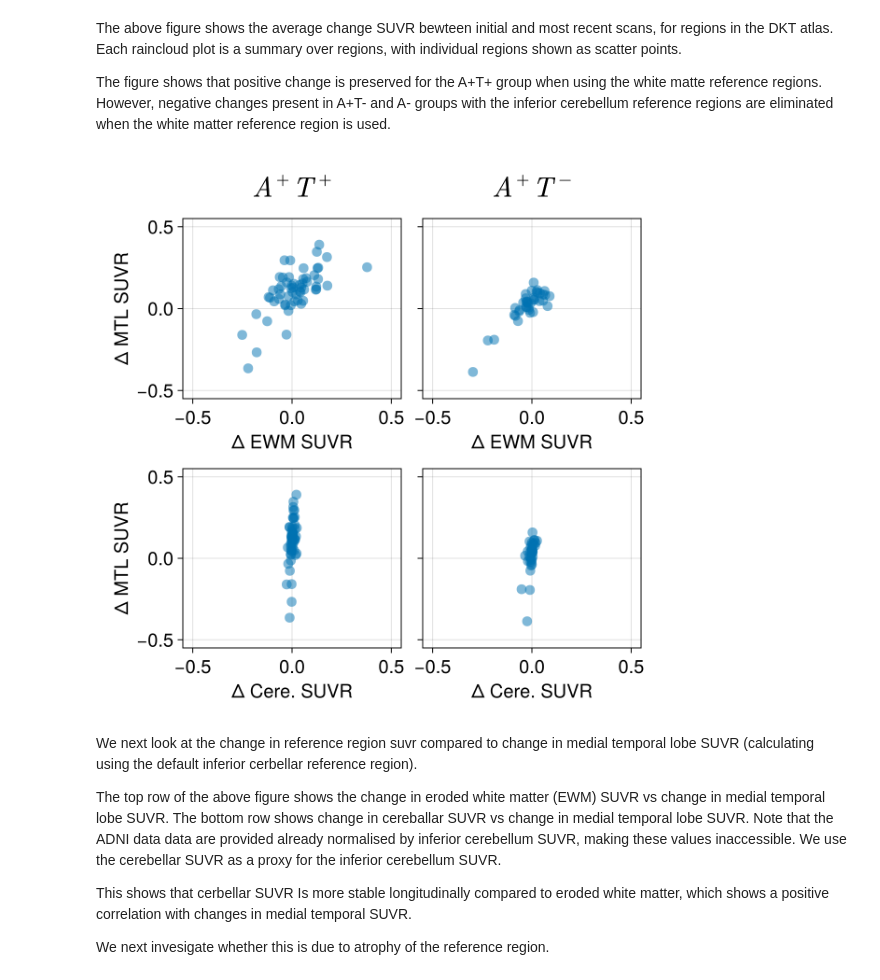
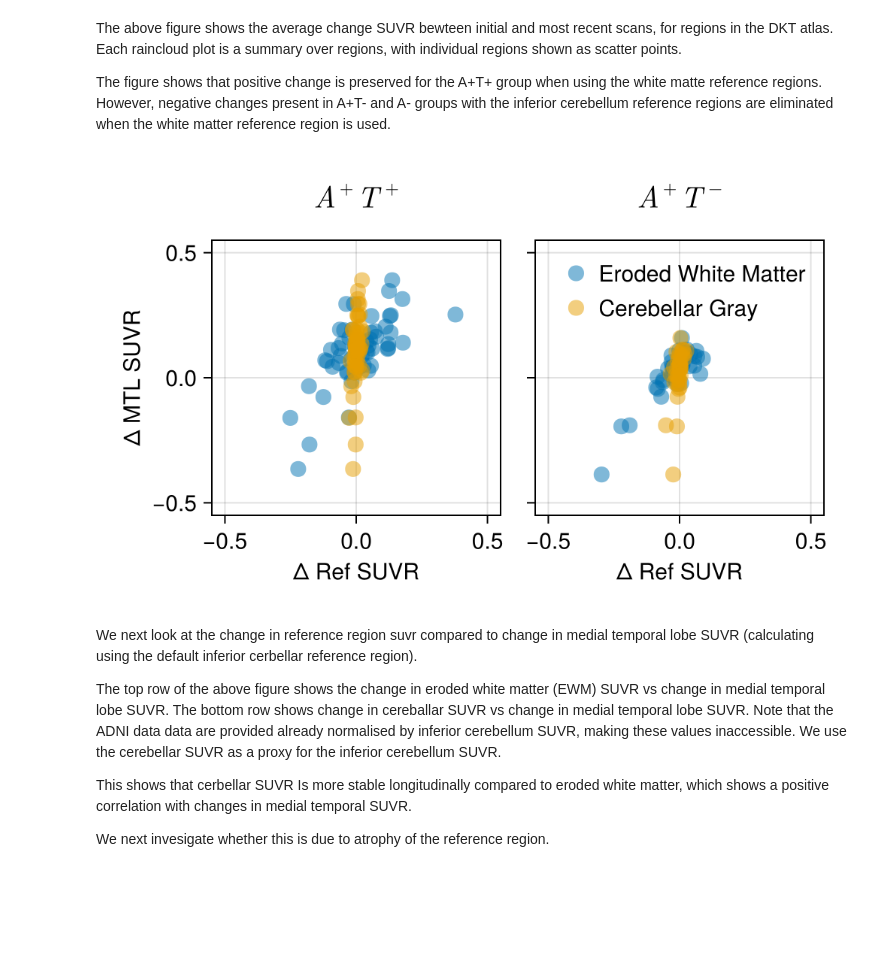
Before and after one commit to PavanChaggar/local-fkpp, a Jupyter notebook: adni/inference/analysis/notebooks/reference_region_analysis.ipynb, the cells around one changed output. Drawn from its saved outputs; the diff is of its cells as text; code cells hidden in the pictures; blank space fills up the shorter version.

```diff
--- a/adni/inference/analysis/notebooks/reference_region_analysis.ipynb
+++ b/adni/inference/analysis/notebooks/reference_region_analysis.ipynb
@@ -168,57 +170,62 @@ The above figure shows the average change SUVR bewteen initial and most recent s
 The figure shows that positive change is preserved for the A+T+ group when using the white matte reference regions. However, negative changes present in A+T- and A- groups with the inferior cerebellum reference regions are eliminated when the white matter reference region is used.
 # %%
 begin
-    f = Figure(size=(600, 600), fontsize=20)
+    f = Figure(size=(500, 300), fontsize=15)
 
     # change white matter reference region SUVR vs
     # change in MTL SUVR with infererior cerbeellum reference region
     # for A+T+
-    ax = Axis(f[1,1], xlabel="Δ EWM SUVR", ylabel="Δ MTL SUVR", xticks=-0.5:0.5:0.5, yticks=-0.5:0.5:0.5)
-    Label(f[0,1], L"A^+T^+", tellwidth=false, fontsize=30)
+    ax = Axis(f[1,1], xlabel="Δ Ref SUVR", ylabel="Δ MTL SUVR", xticks=-0.5:0.5:0.5, yticks=-0.5:0.5:0.5)
+    Label(f[0,1], L"A^+T^+", tellwidth=false, fontsize=20)
     xlims!(ax, -0.55, 0.55); ylims!(ax, -0.55, 0.55)
     for (wm, ic) in zip(wm_data[ic_tau_pos_idx], ic_data[ic_tau_pos_idx])
         scatter!(get_diff(get_ref_suvr(wm)), get_diff(vec(mean(calc_suvr(ic)[mtl,:], dims=1))), markersize=15, color=(cols[1], 0.5))
     end
+    for (cg, ic) in zip(ic_data_with_wm[ic_tau_pos_idx], ic_data[ic_tau_pos_idx])
+        scatter!(get_diff(calc_suvr(cg)[end,:]), get_diff(vec(mean(calc_suvr(ic)[mtl,:], dims=1))), markersize=15, color=(cols[2], 0.5))
+    end
     # change white matter reference region SUVR vs
     # change in MTL SUVR with infererior cerbeellum reference region
     # for A+T-
-    ax = Axis(f[1,2], xlabel="Δ EWM SUVR", ylabel="Δ MTL SUVR",  xticks=-0.5:0.5:0.5, yticks=-0.5:0.5:0.5)
-    Label(f[0,2], L"A^+T^-", tellwidth=false, fontsize=30)
+    ax = Axis(f[1,2], xlabel="Δ Ref SUVR", ylabel="Δ MTL SUVR",  xticks=-0.5:0.5:0.5, yticks=-0.5:0.5:0.5)
+    Label(f[0,2], L"A^+T^-", tellwidth=false, fontsize=20)
     xlims!(ax, -0.55, 0.55); ylims!(ax, -0.55, 0.55)
     hideydecorations!(ax, ticks=false, grid=false)
     for (wm, ic) in zip(wm_data[ic_tau_neg_idx], ic_data[ic_tau_neg_idx])
-        scatter!(get_diff(get_ref_suvr(wm)), get_diff(vec(mean(calc_suvr(ic)[mtl,:], dims=1))), markersize=15, color=(cols[1], 0.5))
+        scatter!(get_diff(get_ref_suvr(wm)), get_diff(vec(mean(calc_suvr(ic)[mtl,:], dims=1))), markersize=15, color=(cols[1], 0.5), label="Eroded White Matter")
     end
+    for (cg, ic) in zip(ic_data_with_wm[ic_tau_neg_idx], ic_data[ic_tau_neg_idx])
+        scatter!(get_diff(calc_suvr(cg)[end,:]), get_diff(vec(mean(calc_suvr(ic)[mtl,:], dims=1))), markersize=15, color=(cols[2], 0.5), label="Cerebellar Gray")
+    end
+    axislegend(ax, unique=:true, merge=:true, labelsize=15, framevisible=false)
 
     # change in cerebellum cortex SUVR vs
     # change in MTL SUVR with infererior cerbeellum reference region
     # for A+T+
-    ax = Axis(f[2,1], xlabel="Δ Cere. SUVR", ylabel="Δ MTL SUVR",  xticks=-0.5:0.5:0.5, yticks=-0.5:0.5:0.5)
-    Label(f[0,1], L"A^+T^+", tellwidth=false, fontsize=30)
-    xlims!(ax, -0.55, 0.55); ylims!(ax, -0.55, 0.55)
-    for (cg, ic) in zip(ic_data_with_wm[ic_tau_pos_idx], ic_data[ic_tau_pos_idx])
-        scatter!(get_diff(calc_suvr(cg)[end,:]), get_diff(vec(mean(calc_suvr(ic)[mtl,:], dims=1))), markersize=15, color=(cols[1], 0.5))
-    end
+    # ax = Axis(f[2,1], xlabel="Δ Cere. SUVR", ylabel="Δ MTL SUVR",  xticks=-0.5:0.5:0.5, yticks=-0.5:0.5:0.5)
+    # xlims!(ax, -0.55, 0.55); ylims!(ax, -0.55, 0.55)
+    # for (cg, ic) in zip(ic_data_with_wm[ic_tau_pos_idx], ic_data[ic_tau_pos_idx])
+    #     scatter!(get_diff(calc_suvr(cg)[end,:]), get_diff(vec(mean(calc_suvr(ic)[mtl,:], dims=1))), markersize=10, color=(cols[1], 0.5))
+    # end
 
     # change in cerebellum cortex SUVR vs
     # change in MTL SUVR with infererior cerbeellum reference region
     # for A+T-
-    ax = Axis(f[2,2], xlabel="Δ Cere. SUVR", ylabel="Δ MTL SUVR",  xticks=-0.5:0.5:0.5, yticks=-0.5:0.5:0.5)
-    Label(f[0,2], L"A^+T^-", tellwidth=false, fontsize=30)
-    xlims!(ax, -0.55, 0.55); ylims!(ax, -0.55, 0.55)
-    hideydecorations!(ax, ticks=false, grid=false)
-    # for (d, vol) in zip(wm_data, wm_ref_vols)
-    #     scatter!(get_diff(get_ref_suvr(d)), get_diff(vol), color=:blue, markersize=15)
+    # ax = Axis(f[2,2], xlabel="Δ Cere. SUVR", ylabel="Δ MTL SUVR",  xticks=-0.5:0.5:0.5, yticks=-0.5:0.5:0.5)
+    # xlims!(ax, -0.55, 0.55); ylims!(ax, -0.55, 0.55)
+    # hideydecorations!(ax, ticks=false, grid=false)
+    # # for (d, vol) in zip(wm_data, wm_ref_vols)
+    # #     scatter!(get_diff(get_ref_suvr(d)), get_diff(vol), color=:blue, markersize=15)
+    # # end
+    # for (cg, ic) in zip(ic_data_with_wm[ic_tau_neg_idx], ic_data[ic_tau_neg_idx])
+    #     scatter!(get_diff(calc_suvr(cg)[end,:]), get_diff(vec(mean(calc_suvr(ic)[mtl,:], dims=1))), markersize=10, color=(cols[1], 0.5))
     # end
-    for (cg, ic) in zip(ic_data_with_wm[ic_tau_neg_idx], ic_data[ic_tau_neg_idx])
-        scatter!(get_diff(calc_suvr(cg)[end,:]), get_diff(vec(mean(calc_suvr(ic)[mtl,:], dims=1))), markersize=15, color=(cols[1], 0.5))
-    end
     f
     save(projectdir("visualisation/reference_region/mtl-vs-reference-region.pdf"), f)
 end
 f
 # %% [output]
-[figure, old version]
+[figure, new version]
 # %% [markdown]
 We next look at the change in reference region suvr compared to change in medial temporal lobe SUVR (calculating using the default inferior cerbellar reference region).
 
```
Also changed, not shown: parts of 2 cells of this notebook, 1 other file.
